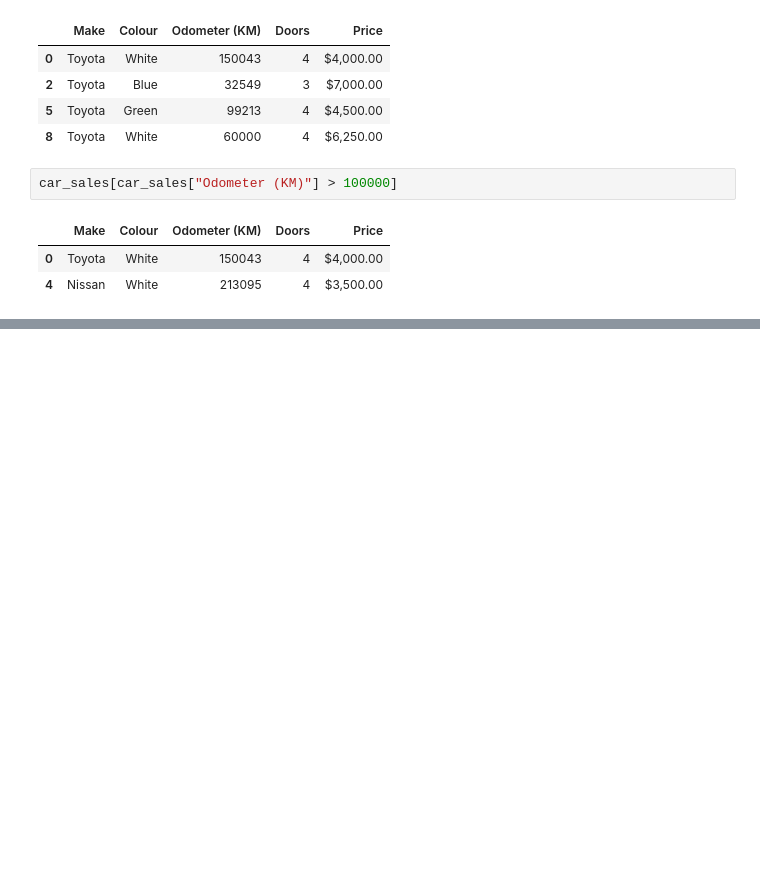
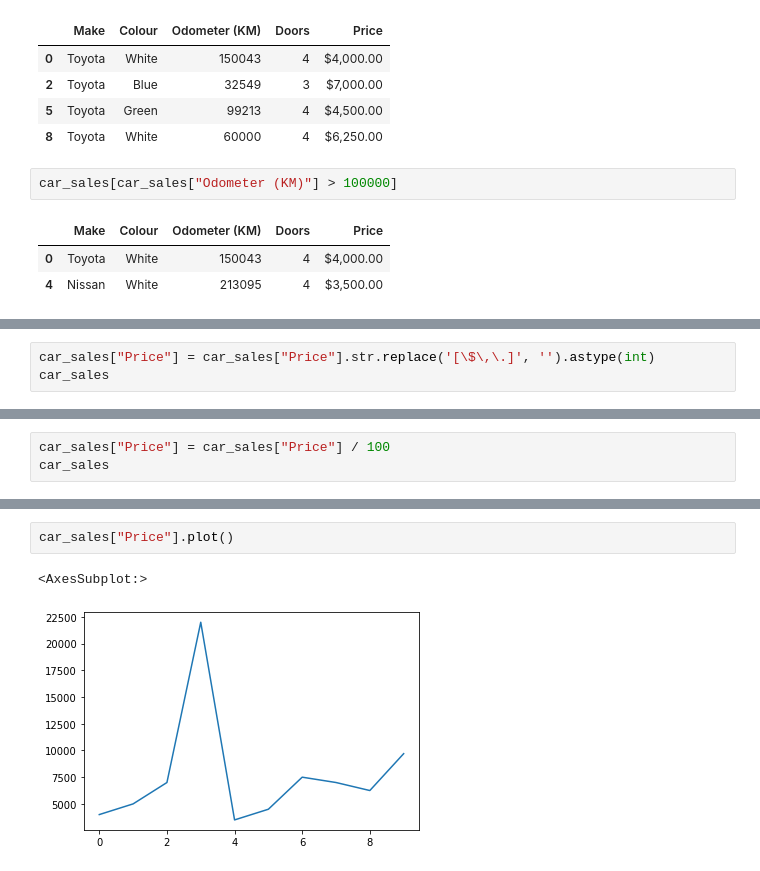
Before and after one commit to washimimizuku/machine-learning-bootcamp, a Jupyter notebook: 6-pandas-data-analysis/introduction-to-pandas.ipynb, the cells around one changed output, grey strips where cells are left out. Saved outputs shown, nothing was run; the diff lists cells and outputs as text; blank space fills up the shorter version.

```diff
--- a/6-pandas-data-analysis/introduction-to-pandas.ipynb
+++ b/6-pandas-data-analysis/introduction-to-pandas.ipynb
@@ -381,0 +418,3 @@ car_sales[car_sales["Odometer (KM)"] > 100000]
+# %%
+car_sales["Price"] = car_sales["Price"].str.replace('[\$\,\.]', '').astype(int)
+car_sales
@@ -381,0 +433,3 @@ car_sales[car_sales["Odometer (KM)"] > 100000]
+# %%
+car_sales["Price"] = car_sales["Price"] / 100
+car_sales
@@ -381,0 +448,5 @@ car_sales[car_sales["Odometer (KM)"] > 100000]
+# %%
+car_sales["Price"].plot()
+# %% [output]
+<AxesSubplot:>
+[figure, added]
```
Also changed, not shown: parts of 8 cells of this notebook.
